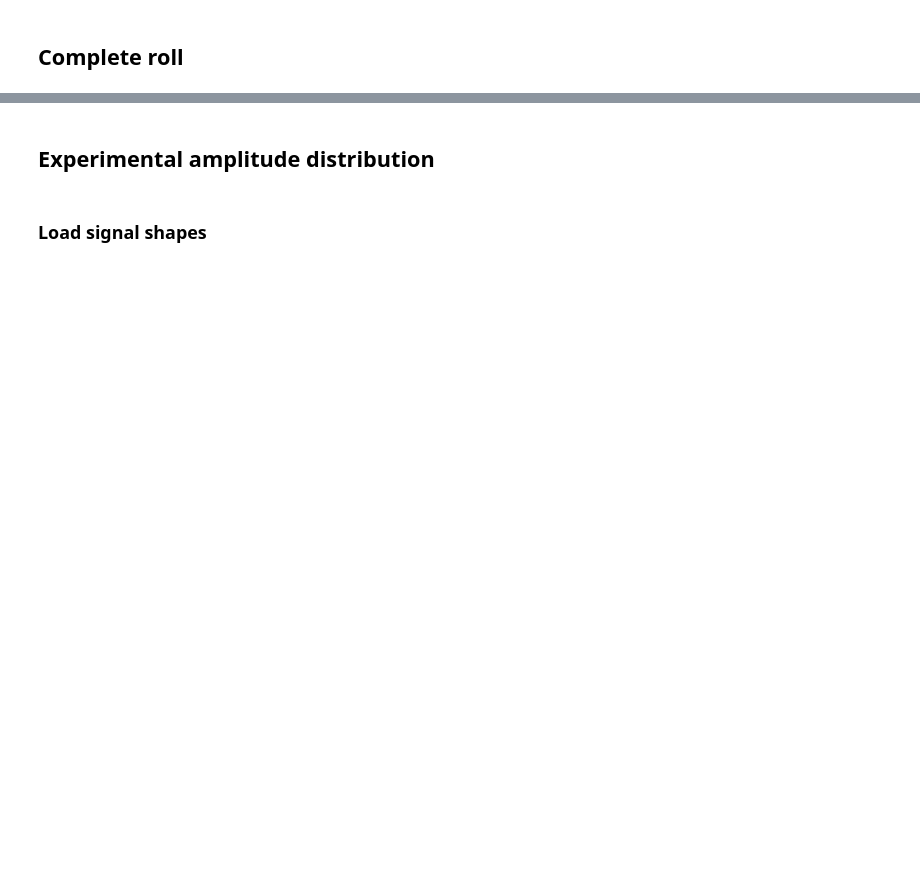
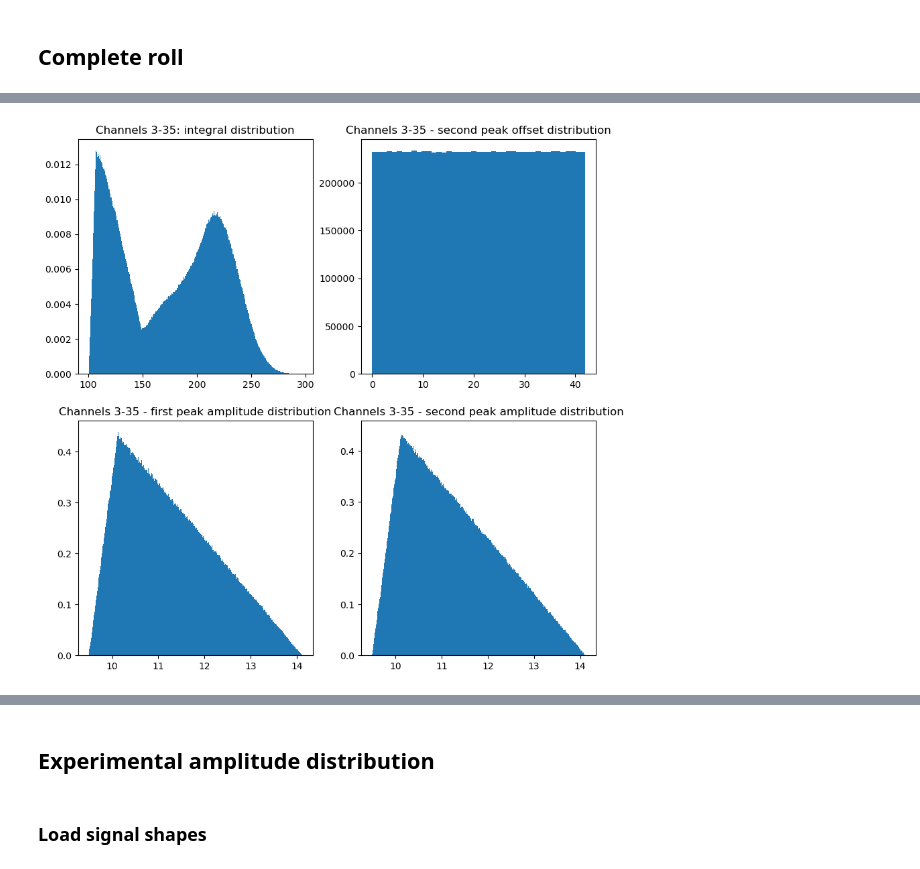
Before and after one commit to GregTheMadMonk/edu-28, a Jupyter notebook: edu-28.ipynb, the cells around one changed output, grey strips where cells are left out. Saved outputs shown, nothing was run; the diff lists cells and outputs as text; code cells hidden in the pictures; blank space fills up the shorter version.

```diff
--- a/edu-28.ipynb
+++ b/edu-28.ipynb
@@ -364,0 +470,5 @@ plt.legend()
+# %%
+tester.run(6, 26)
+tester.plot()
+# %% [output]
+[figure, added]
```
Also changed, not shown: parts of 84 cells of this notebook, 4 other files.
